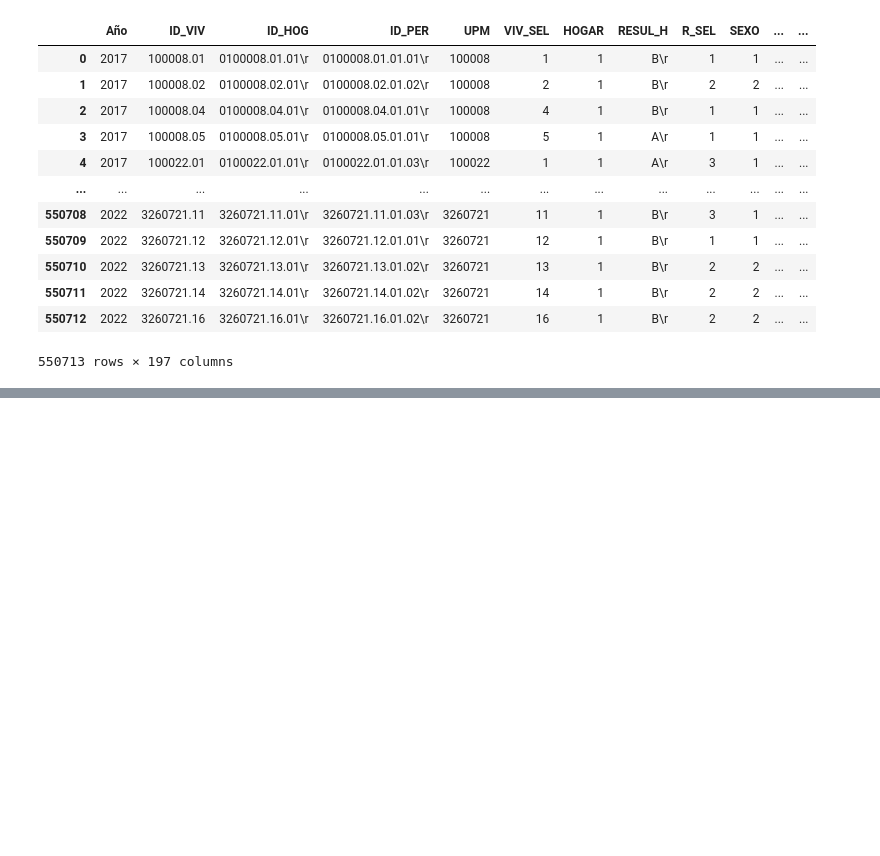
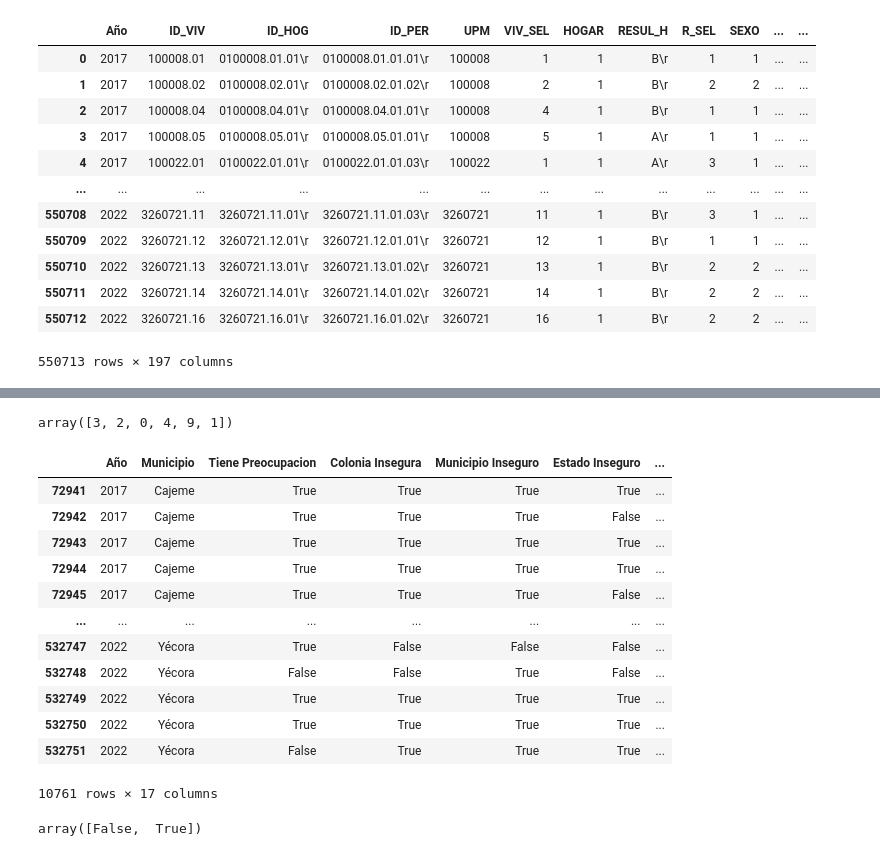
Before and after one commit to osirisizs/Proyecto-Ingenieria-de-Caracteristicas, a Jupyter notebook: Proyecto1_Descargando_Datos.ipynb, the cells around one changed output, grey strips where cells are left out. Drawn from its saved outputs; the diff is of its cells as text; code cells hidden in the pictures; blank space fills up the shorter version.

```diff
--- a/Proyecto1_Descargando_Datos.ipynb
+++ b/Proyecto1_Descargando_Datos.ipynb
@@ -755,7 +871,6 @@ percepcion_df
 # %%
 # NO CORRER ESTA CELDA
-for col in percepcion_df.columns:
-  if percepcion_df.isna().sum() > 0:
-    percepcion_df[col][percepcion_df[col].isin(['NA', '']) == True] = pd.NA
+#for col in percepcion_df.columns:
+#    percepcion_df[col][percepcion_df[col].isin(['NA', '']) == True] = pd.NA
 # %%
 # NO CORRER ESTA CELDA
@@ -828,6 +944,7 @@ percepcion_df.rename(columns={
     'AP4_5_13':'P Secuestros',
     'AP4_5_14':'P Homicidios',
     'AP4_10_01':'D Salir Noche',
+    'AP4_10_02': 'D Salir Menores',
     'AP4_10_09':'D Salir Caminar',
     'AP5_4_01':'C Transito Mun',
     'AP5_4_02':'C Policia Mun',
@@ -863,0 +977,30 @@ See the caveats in the documentation: https://pandas.pydata.org/pandas-docs/stab
+# %%
+percepcion_df['C Transito Mun'] = percepcion_df['C Transito Mun'].replace(['NA', ''], '0', regex=True)
+percepcion_df['C Transito Mun'] = percepcion_df['C Transito Mun'].astype(int)
+
+percepcion_df['C Policia Mun'] = percepcion_df['C Policia Mun'].replace(['NA', ''], '0', regex=True)
+percepcion_df['C Policia Mun'] = percepcion_df['C Policia Mun'].astype(int)
+
+percepcion_df['C Policia Est'] = percepcion_df['C Policia Est'].replace(['NA', ''], '0', regex=True)
+percepcion_df['C Policia Est'] = percepcion_df['C Policia Est'].astype(int)
+
+percepcion_df['C Guardia Na'] = percepcion_df['C Guardia Na'].replace(['NA', ''], '0', regex=True)
+percepcion_df['C Guardia Na'] = percepcion_df['C Guardia Na'].astype(int)
+
+percepcion_df['C Policia Min'] = percepcion_df['C Policia Min'].replace(['NA', ''], '0', regex=True)
+percepcion_df['C Policia Min'] = percepcion_df['C Policia Min'].astype(int)
+
+percepcion_df['C Ministerio Pub'] = percepcion_df['C Ministerio Pub'].replace(['NA', ''], '0', regex=True)
+percepcion_df['C Ministerio Pub'] = percepcion_df['C Ministerio Pub'].astype(int)
+
+percepcion_df['C Fiscalia Gral Rep'] = percepcion_df['C Fiscalia Gral Rep'].replace(['NA', ''], '0', regex=True)
+percepcion_df['C Fiscalia Gral Rep'] = percepcion_df['C Fiscalia Gral Rep'].astype(int)
+
+percepcion_df['C Ejercito'] = percepcion_df['C Ejercito'].replace(['NA', ''], '0', regex=True)
+percepcion_df['C Ejercito'] = percepcion_df['C Ejercito'].astype(int)
+
+percepcion_df['C Marina'] = percepcion_df['C Marina'].replace(['NA', ''], '0', regex=True)
+percepcion_df['C Marina'] = percepcion_df['C Marina'].astype(int)
+
+percepcion_df['C Jueces'] = percepcion_df['C Jueces'].replace(['NA', ''], '0', regex=True)
+percepcion_df['C Jueces'] = percepcion_df['C Jueces'].astype(int)
@@ -863,0 +1087,31 @@ See the caveats in the documentation: https://pandas.pydata.org/pandas-docs/stab
+# %%
+percepcion_df['C Policia Mun'].unique()
+# %% [output]
+array([3, 2, 0, 4, 9, 1])
+# %%
+perc_df = percepcion_df[['Año', 'Municipio', 'Tiene Preocupacion',
+                        'Colonia Insegura', 'Municipio Inseguro', 'Estado Inseguro',
+                        'Afectacion Forma de Vida', 'Confianza en Transito',
+                        'Confianza en Policia Mun', 'Confianza en Policia Est',
+                        'Confianza en Guardia Na', 'Confianza en Policia Min',
+                        'Confianza en Ministerio Pub', 'Confianza en Fiscalia G R',
+                        'Confianza en Ejercito', 'Confianza en Marina', 'Confianza en Jueces']]
+perc_df
+# %% [output]
+|  | Año | Municipio | Tiene Preocupacion | Colonia Insegura | Municipio Inseguro | Estado Inseguro | ... |
+| 72941 | 2017 | Cajeme | True | True | True | True | ... |
+| 72942 | 2017 | Cajeme | True | True | True | False | ... |
+| 72943 | 2017 | Cajeme | True | True | True | True | ... |
+| 72944 | 2017 | Cajeme | True | True | True | True | ... |
+| 72945 | 2017 | Cajeme | True | True | True | False | ... |
+| ... | ... | ... | ... | ... | ... | ... | ... |
+| 532747 | 2022 | Yécora | True | False | False | False | ... |
+| 532748 | 2022 | Yécora | False | False | True | False | ... |
+| 532749 | 2022 | Yécora | True | True | True | True | ... |
+| 532750 | 2022 | Yécora | True | True | True | True | ... |
+| 532751 | 2022 | Yécora | False | True | True | True | ... |
+10761 rows × 17 columns
+# %%
+perc_df['Confianza en Transito'].unique()
+# %% [output]
+array([False,  True])
```
Also changed, not shown: parts of 35 cells of this notebook.
